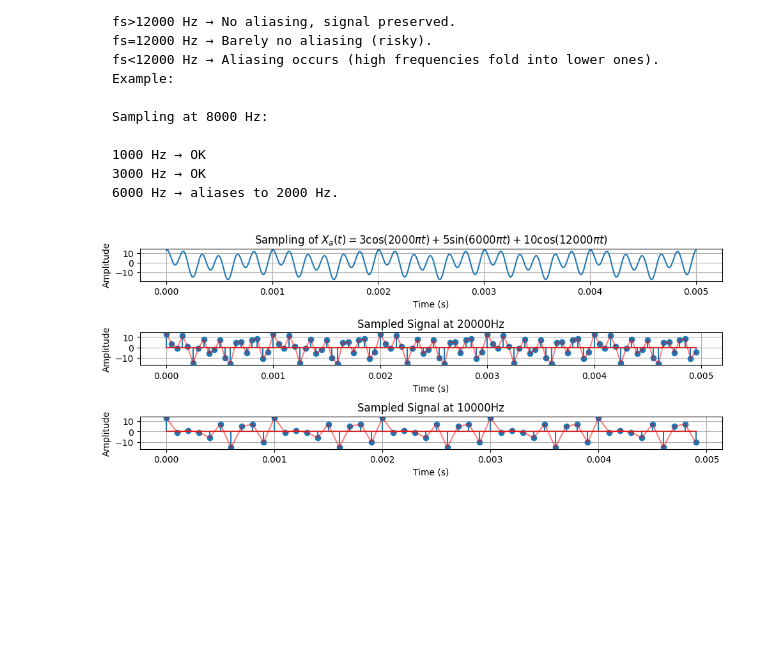
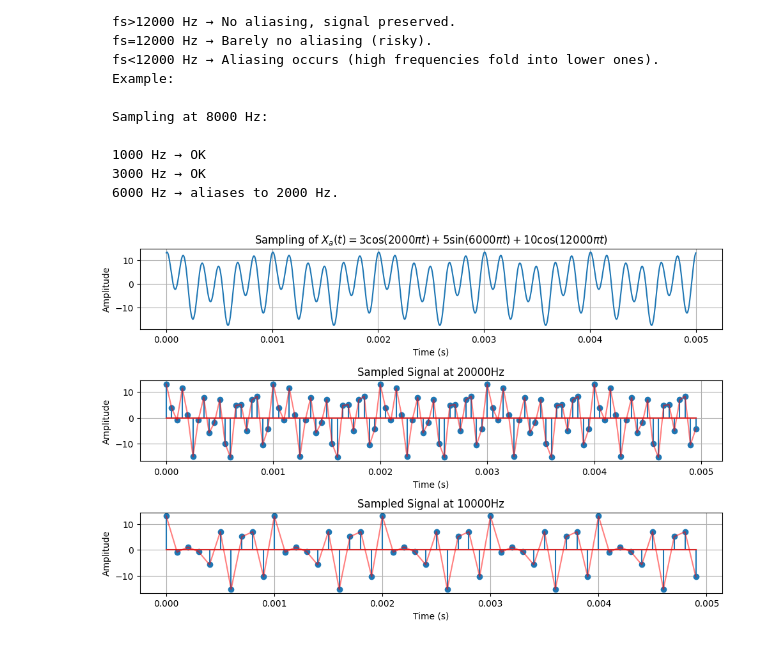
Before and after one commit to s-a-sakib/DSP-Lab-Solve, a Jupyter notebook: DSP_Practise/Question_5.ipynb, the cells around one changed output. Cells and saved outputs as stored; diff of their text form; code cells hidden in the pictures; blank space fills up the shorter version.

```diff
--- a/DSP_Practise/Question_5.ipynb
+++ b/DSP_Practise/Question_5.ipynb
@@ -31,7 +31,7 @@ def X(A1, A2, A3, F1, F2, F3, t_cont):
 # Create the signal
 signal = X(A[0], A[1], A[2], f[0], f[1], f[2], t_cont)
 # Plot the signal
-plt.figure(figsize=(10, 5))
+plt.figure(figsize=(10, 8))
 plt.subplot(4, 1, 1)
 plt.title(r'Sampling of $X_a(t) = 3\cos(2000\pi t) + 5\sin(6000\pi t) + 10\cos(12000\pi t)$')
 plt.plot(t_cont, signal)
@@ -40,31 +40,31 @@ plt.ylabel('Amplitude')
 plt.grid()
 
 # Creating sampled signal greater than the Nyquist rate for DTS
 sampling_rate = 20000
 t_cont = np.arange(0, 0.005, 1/sampling_rate)
 
 signal = X(A[0], A[1], A[2], f[0], f[1], f[2], t_cont)
 plt.subplot(4, 1, 2)
 plt.title('Sampled Signal at 20000Hz')  # Fixed subtitle to suptitle
 plt.stem(t_cont, signal)
 plt.plot(t_cont, signal, 'r', alpha=0.5)  # Add a line plot for better visibility
 plt.xlabel('Time (s)')
 plt.ylabel('Amplitude')
 plt.grid()
 
 # Creating sampled signal less than the Nyquist rate for DTS
 sampling_rate = 10000
 t_cont = np.arange(0, 0.005, 1/sampling_rate)
 signal = X(A[0], A[1], A[2], f[0], f[1], f[2], t_cont)
 plt.subplot(4, 1, 3)
 plt.title('Sampled Signal at 10000Hz')  # Fixed subtitle to suptitle
 plt.stem(t_cont, signal)
 plt.plot(t_cont, signal, 'r', alpha=0.5)  # Add a line plot for better visibility
 plt.xlabel('Time (s)')
 plt.ylabel('Amplitude')
 plt.grid()
 
 plt.tight_layout()
 plt.show()
 # %% [output]
-[figure, old version]
+[figure, new version]
```
Also changed, not shown: 2 other files.
